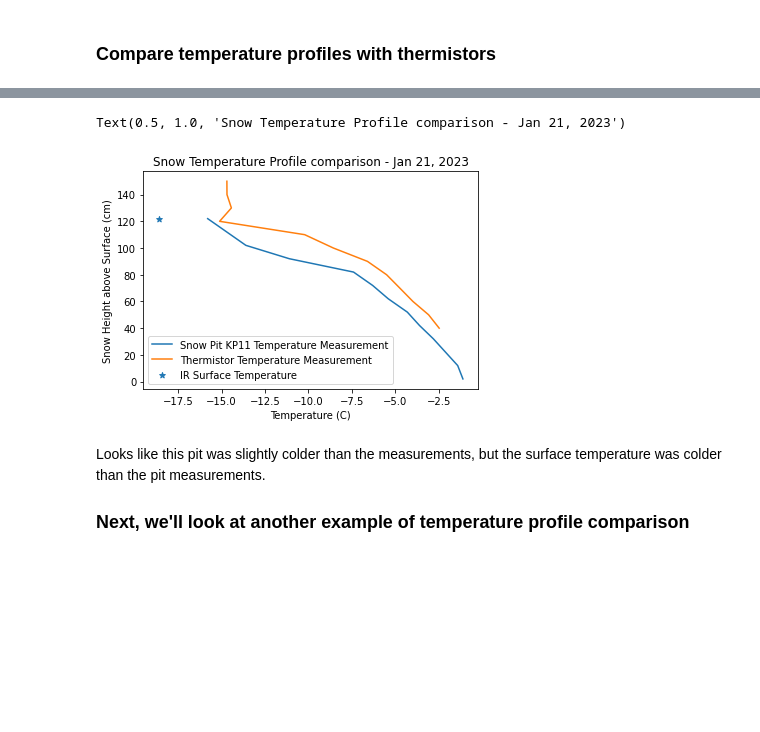
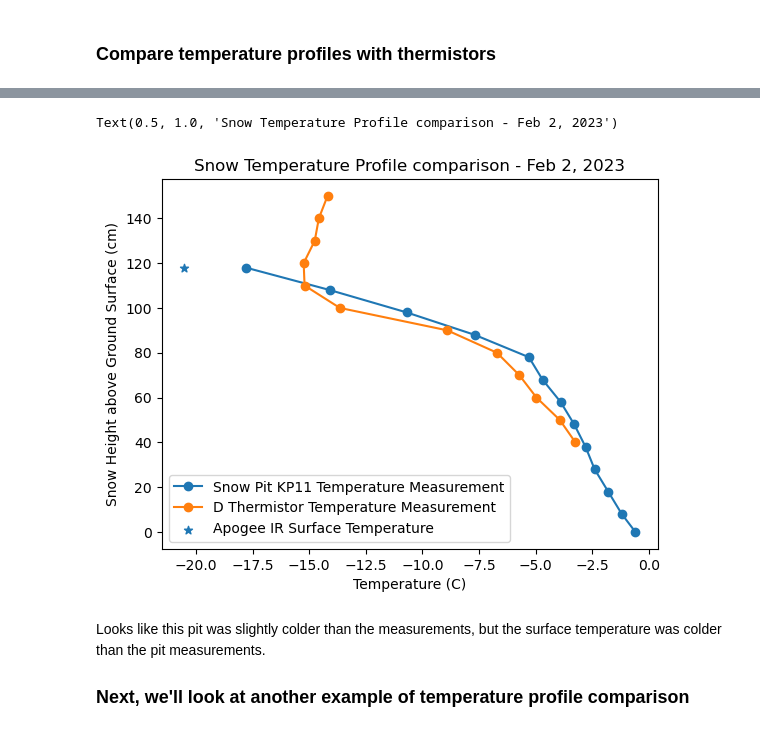
Before and after one commit to dlhogan97/Snow-Hydrology-S23, a Jupyter notebook: Final/snow_pit_lab.ipynb, the cells around one changed output, grey strips where cells are left out. Drawn from its saved outputs; the diff is of its cells as text; code cells hidden in the pictures; blank space fills up the shorter version.

```diff
--- a/Final/snow_pit_lab.ipynb
+++ b/Final/snow_pit_lab.ipynb
@@ -171,7 +171,7 @@ import urllib
 download_directory = '../data/sosnoqc/'
 
 # Provide a the start and end dates you want to download
-start_date_mid = '20230106'
+start_date_mid = '20230201'
 end_date_mid = '20230316'
 
 def download_sos_data_day(date, local_download_dir, cache=True):
@@ -226,6 +226,9 @@ VARIABLES =[ 'Tsnow_0_4m_d',
             "Vtherm_d",
             "Vpile_d",
             "IDir_d",
+            "Vtherm_uw",
+            "Vpile_uw",
+            "IDir_uw",
             'SWE_p1_c',
             'SWE_p2_c',
             'SWE_p3_c',
@@ -314,3 +317,4 @@ def apogee2temp(ds,tower):
     return TTc
 # %%
 sos_dataset_temp['Tsurf_d'] = (['time'],  apogee2temp(sos_dataset_temp, 'd').values)
+sos_dataset_temp['Tsurf_uw'] = (['time'],  apogee2temp(sos_dataset_temp, 'uw').values)
@@ -318,11 +329,11 @@ sos_dataset_temp['Tsurf_d'] = (['time'],  apogee2temp(sos_dataset_temp, 'd').val
 ### Compare temperature profiles with thermistors
 # %%
 
-snowpit_ds = ds_data.isel(time=10)
+snowpit_ds = ds_data.isel(time=17)
 # We'll print the time so we know what time we need to select from to get the closest thermistor measurements
-print(snowpit_ds.time)
+
 # Select from our dataset the time that our snow pit was dug
-sos_ds = sos_dataset_temp.sel(time=dt.datetime(2023,1,21,9,41), method='nearest')[['Tsnow_0_4m_d',
+sos_ds = sos_dataset_temp.sel(time=dt.datetime(2023,2,2,9,0), method='nearest')[['Tsnow_0_4m_d',
                                                        'Tsnow_0_5m_d',
                                                        'Tsnow_0_6m_d',
                                                        'Tsnow_0_7m_d',
@@ -335,10 +346,11 @@ sos_ds = sos_dataset_temp.sel(time=dt.datetime(2023,1,21,9,41), method='nearest'
                                                        'Tsnow_1_4m_d',
                                                        'Tsnow_1_5m_d']].to_array()
 # Get the surface temperature for this time as well
-surf_temp =  sos_dataset_temp.sel(time=dt.datetime(2023,1,21,9,41), method='nearest')[['Tsurf_d']].to_array()
+surf_temp =  sos_dataset_temp.sel(time=dt.datetime(2023,2,2,9,0), method='nearest')[['Tsurf_d']].to_array()
 thermistor_depths = np.arange(40,160,10)
 
 # Grab the depths and temperature measurements to compare
 total_depth = snowpit_ds.temperature.dropna(dim='depth').depth[-1].values
 snowpit_temp = snowpit_ds.temperature.dropna(dim='depth')
+print(surf_temp)
 # %% [output]
@@ -350,14 +371,14 @@ Coordinates:
 # %%
-plt.plot(snowpit_temp, snowpit_temp.depth, label='Snow Pit KP11 Temperature Measurement')
-plt.plot(sos_ds,thermistor_depths, label='Thermistor Temperature Measurement')
-plt.scatter(surf_temp,total_depth,marker='*', label='IR Surface Temperature')
+plt.plot(snowpit_temp, snowpit_temp.depth, label='Snow Pit KP11 Temperature Measurement', marker='o')
+plt.plot(sos_ds,thermistor_depths, label='D Thermistor Temperature Measurement', marker='o')
+plt.scatter(surf_temp,total_depth,marker='*', label='Apogee IR Surface Temperature')
 plt.legend()
-plt.ylabel('Snow Height above Surface (cm)')
+plt.ylabel('Snow Height above Ground Surface (cm)')
 plt.xlabel('Temperature (C)')
-plt.title('Snow Temperature Profile comparison - Jan 21, 2023')
+plt.title('Snow Temperature Profile comparison - Feb 2, 2023')
 # %% [output]
-Text(0.5, 1.0, 'Snow Temperature Profile comparison - Jan 21, 2023')
+Text(0.5, 1.0, 'Snow Temperature Profile comparison - Feb 2, 2023')
-[figure, old version]
+[figure, new version]
 # %% [markdown]
 Looks like this pit was slightly colder than the measurements, but the surface temperature was colder than the pit measurements.
 
```
Also changed, not shown: parts of 10 cells of this notebook, 3 other files.
